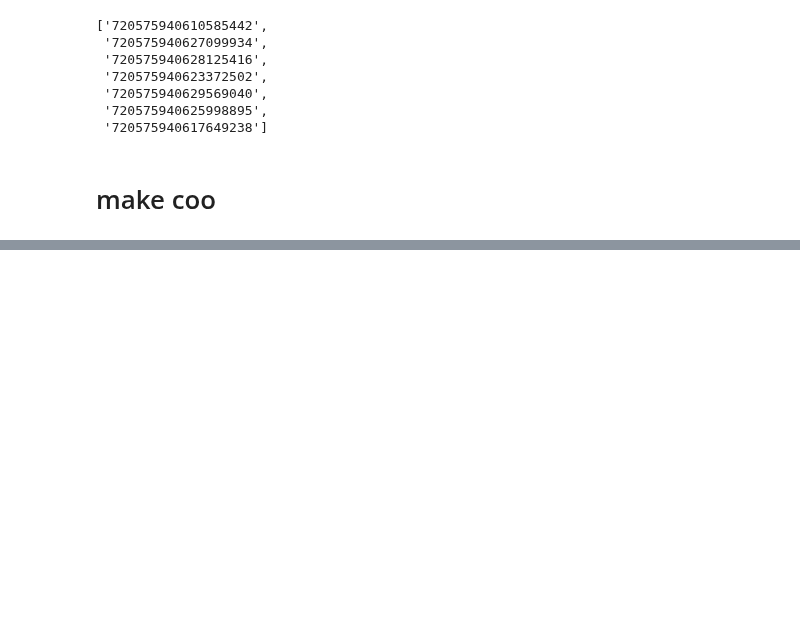
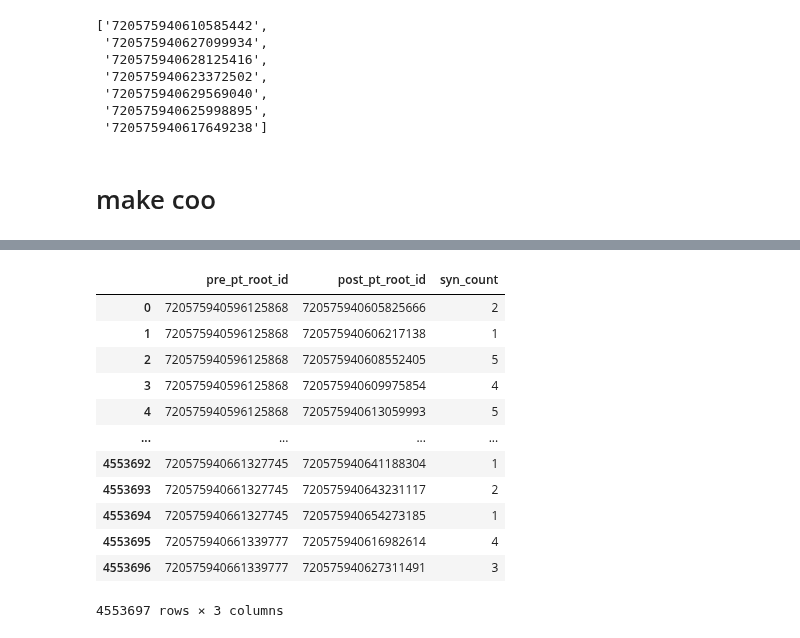
Before and after one commit to YijieYin/connectome_data_prep, a Jupyter notebook: adult_prepare_connectome_optic_right.ipynb, the cells around one changed output, grey strips where cells are left out. Saved outputs shown, nothing was run; the diff lists cells and outputs as text; code cells hidden in the pictures; blank space fills up the shorter version.

```diff
--- a/adult_prepare_connectome_optic_right.ipynb
+++ b/adult_prepare_connectome_optic_right.ipynb
@@ -274,3 +283,22 @@ conn
+# %%
+# sum synapse numbers across neuropils
+conn = conn.groupby(['pre_pt_root_id', 'post_pt_root_id']
+                    ).syn_count.sum().reset_index()
+conn
+# %% [output]
+|  | pre_pt_root_id | post_pt_root_id | syn_count |
+| 0 | 720575940596125868 | 720575940605825666 | 2 |
+| 1 | 720575940596125868 | 720575940606217138 | 1 |
+| 2 | 720575940596125868 | 720575940608552405 | 5 |
+| 3 | 720575940596125868 | 720575940609975854 | 4 |
+| 4 | 720575940596125868 | 720575940613059993 | 5 |
+| ... | ... | ... | ... |
+| 4553692 | 720575940661327745 | 720575940641188304 | 1 |
+| 4553693 | 720575940661327745 | 720575940643231117 | 2 |
+| 4553694 | 720575940661327745 | 720575940654273185 | 1 |
+| 4553695 | 720575940661339777 | 720575940616982614 | 4 |
+| 4553696 | 720575940661339777 | 720575940627311491 | 3 |
+4553697 rows × 3 columns
 # %%
 # instead of making a dense matrix based on the edgelist above, let's make a sparse one from the edgelist directly
 # first make a coo matrix
```
Also changed, not shown: parts of 21 cells of this notebook, 2 other files.
